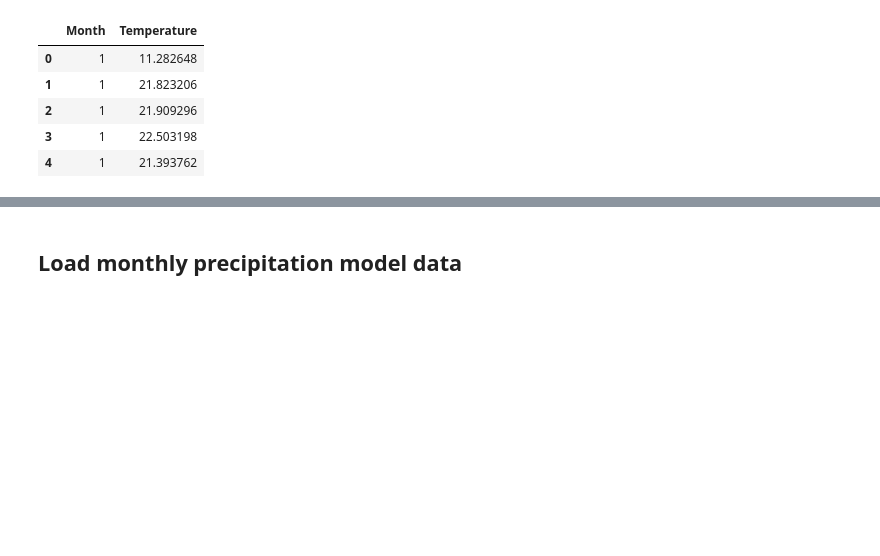
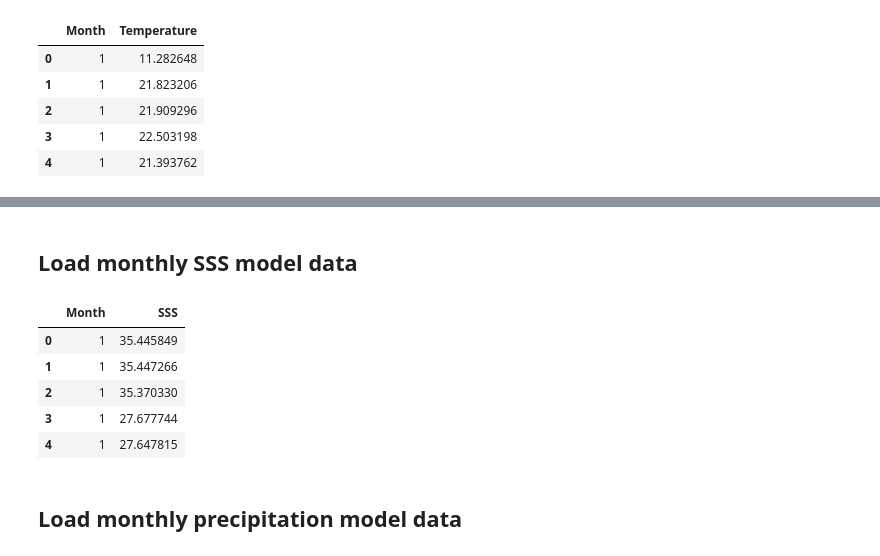
Before and after one commit to nielsjdewinter/SeasonalDA_script, a Jupyter notebook: Seasonal_DA_Lutetian_SST_SAT_SSS_precip_offline.ipynb, the cells around one changed output, grey strips where cells are left out. Drawn from its saved outputs; the diff is of its cells as text; code cells hidden in the pictures; blank space fills up the shorter version.

```diff
--- a/Seasonal_DA_Lutetian_SST_SAT_SSS_precip_offline.ipynb
+++ b/Seasonal_DA_Lutetian_SST_SAT_SSS_precip_offline.ipynb
@@ -58,3 +71,16 @@ Lutetian_SAT.head()
+# %% [markdown]
+## Load monthly SSS model data
+# %%
+# Load model SSS data as prior and show data structure
+Lutetian_SSS = pd.read_csv('Lutetian case/SSS_Individual_values.csv') # Load the data for this assignment into Python and in the Jupyter environment.
+Lutetian_SSS.head()
+# %% [output]
+|  | Month | SSS |
+| 0 | 1 | 35.445849 |
+| 1 | 1 | 35.447266 |
+| 2 | 1 | 35.370330 |
+| 3 | 1 | 27.677744 |
+| 4 | 1 | 27.647815 |
 # %% [markdown]
 ## Load monthly precipitation model data
 # %%
```
Also changed, not shown: parts of 11 cells of this notebook, 2 other files.
